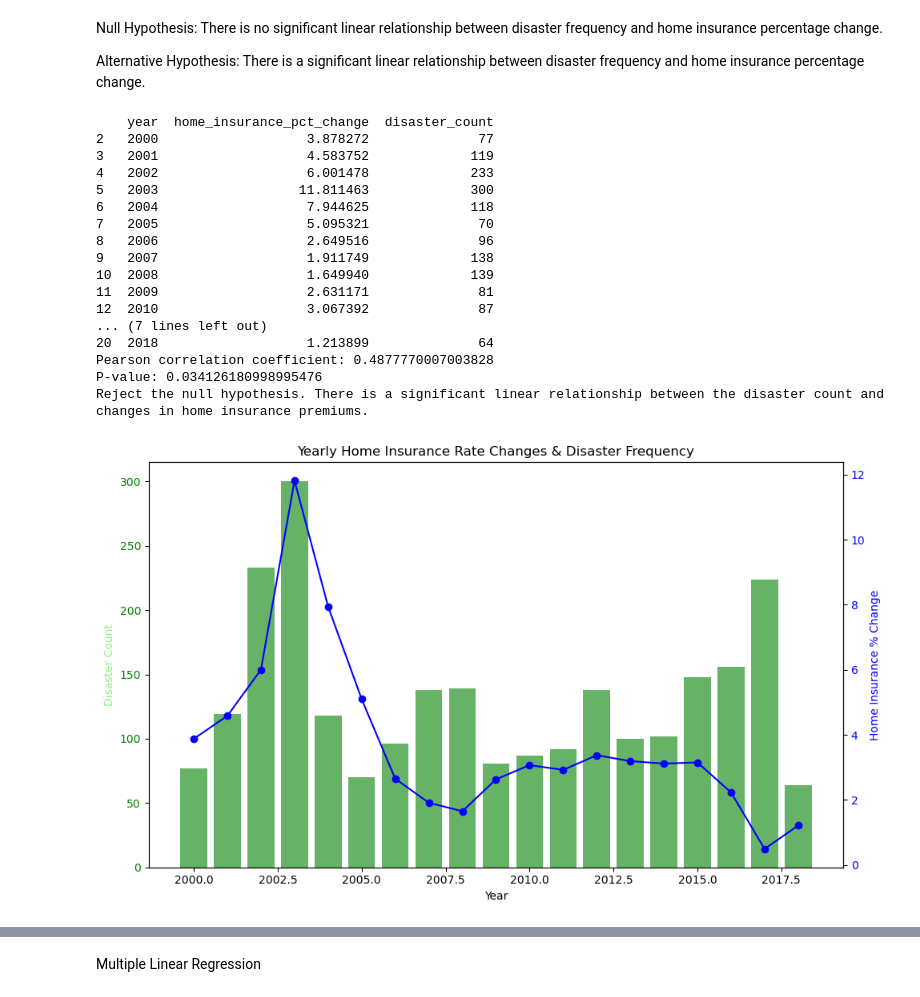
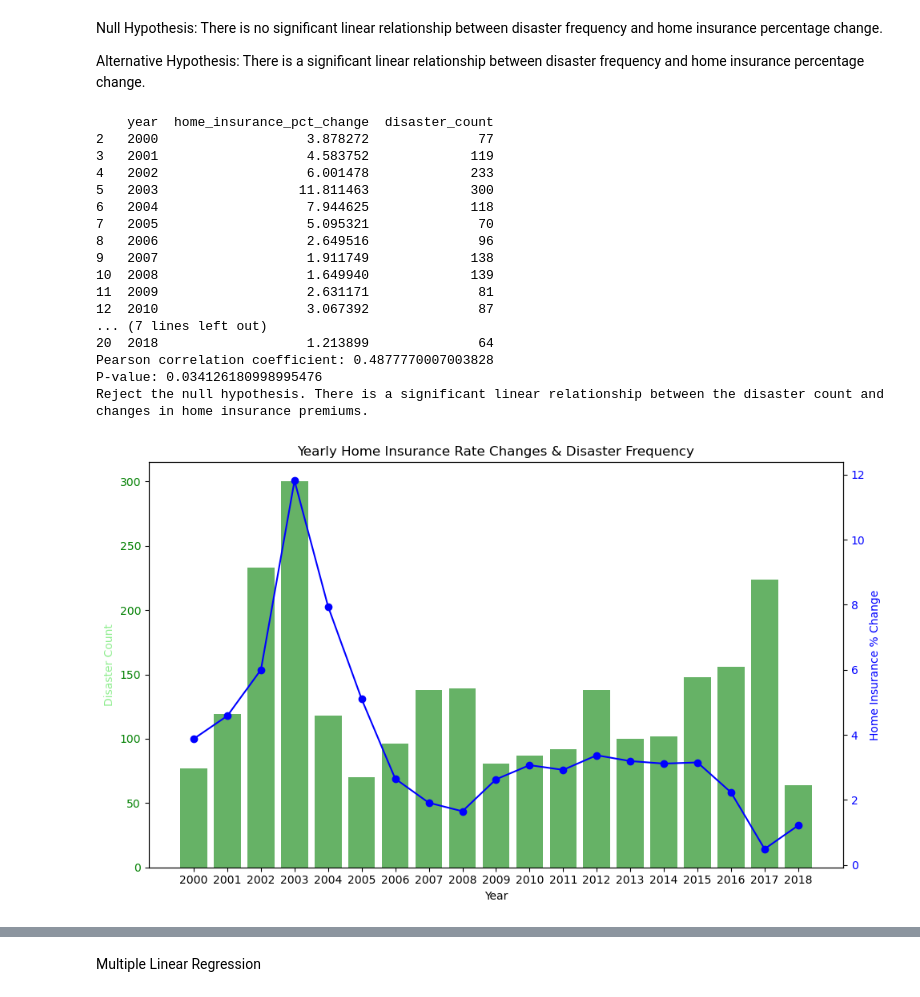
Before and after one commit to smille202/capstone, a Jupyter notebook: work/working_code.ipynb, the cells around one changed output, grey strips where cells are left out. Cells and saved outputs as stored; diff of their text form; code cells hidden in the pictures.

```diff
--- a/work/working_code.ipynb
+++ b/work/working_code.ipynb
@@ -668,32 +738,33 @@ ax1.bar(full_data['year'], full_data['disaster_count'], alpha=0.6, color='g', la
 ax1.set_xlabel('Year')
 ax1.set_ylabel('Disaster Count', color='lightgreen')
 ax1.tick_params(axis='y', labelcolor='g')
+ax1.set_xticks(full_data['year'])
 
 # insurance percentage change (right)
 ax2 = ax1.twinx()
 ax2.plot(full_data['year'], full_data['home_insurance_pct_change'], marker='o', linestyle='-', color='b', label='Home Insurance % Change')
 ax2.set_ylabel('Home Insurance % Change', color='b')
 ax2.tick_params(axis='y', labelcolor='b')
 
 plt.title('Yearly Home Insurance Rate Changes & Disaster Frequency')
 fig.tight_layout()
 plt.show()
 # %% [output]
     year  home_insurance_pct_change  disaster_count
 2   2000                   3.878272              77
 3   2001                   4.583752             119
 4   2002                   6.001478             233
 5   2003                  11.811463             300
 6   2004                   7.944625             118
 7   2005                   5.095321              70
 8   2006                   2.649516              96
 9   2007                   1.911749             138
 10  2008                   1.649940             139
 11  2009                   2.631171              81
 12  2010                   3.067392              87
 ... (7 lines left out)
 20  2018                   1.213899              64
 Pearson correlation coefficient: 0.4877770007003828
 P-value: 0.034126180998995476
 Reject the null hypothesis. There is a significant linear relationship between the disaster count and changes in home insurance premiums.
-[figure, old version]
+[figure, new version]
```
Also changed, not shown: parts of 2 cells of this notebook.
